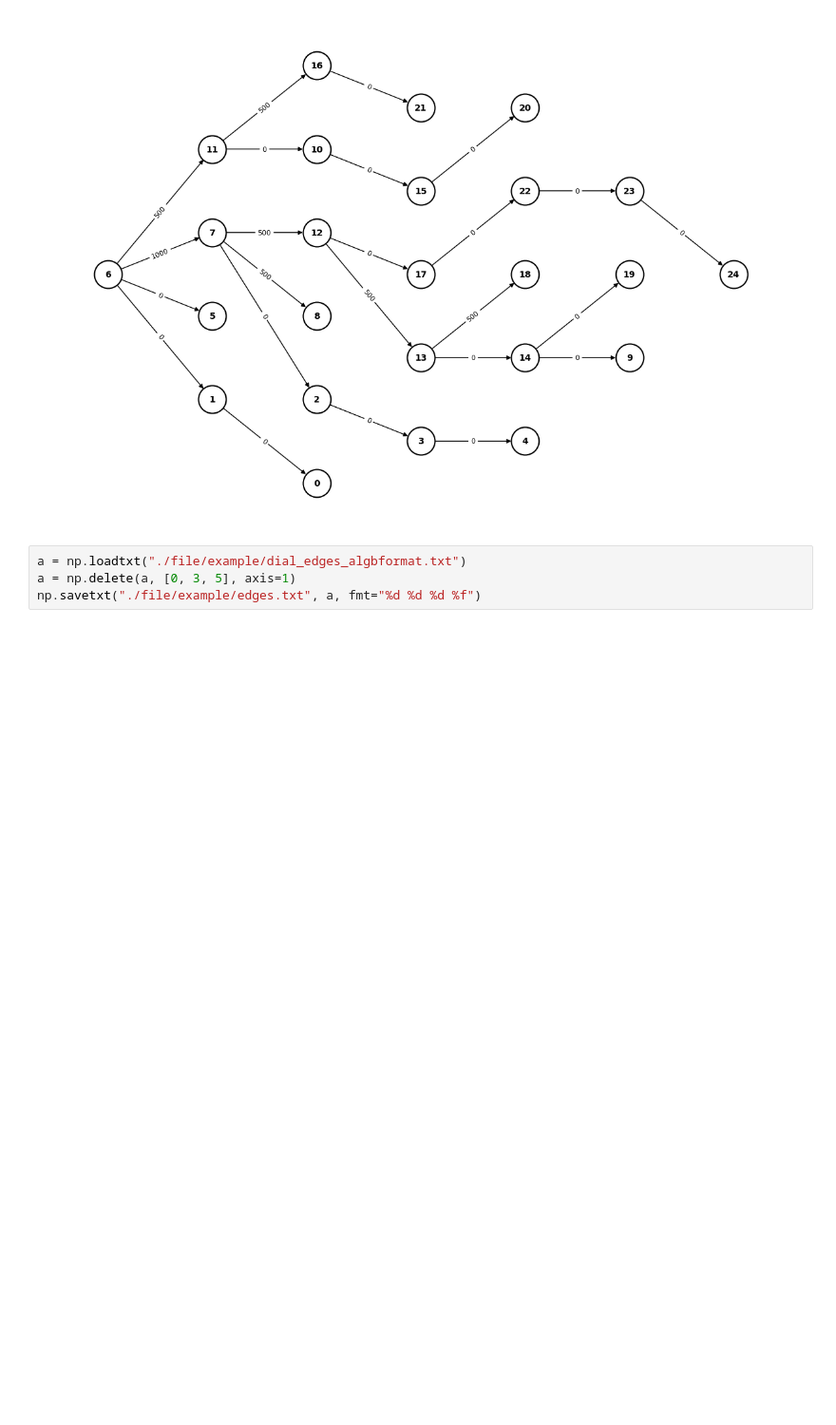
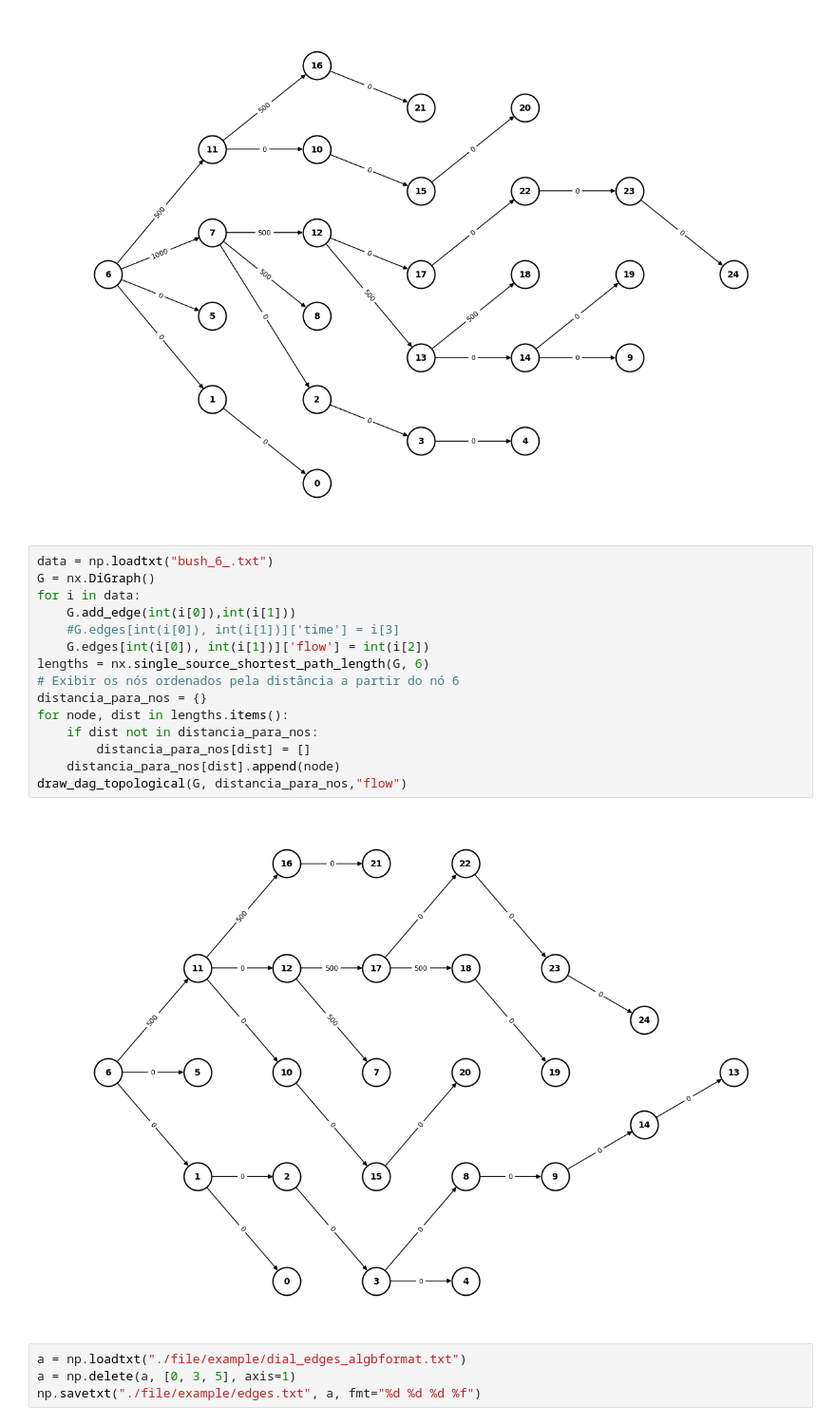
Before and after one commit to intcarlosmiguel/projeto-doutorado, a Jupyter notebook: BPR/main.ipynb, the cells around one changed output. Shown at 95% size. Drawn from its saved outputs; the diff is of its cells as text; blank space fills up the shorter version.

```diff
--- a/BPR/main.ipynb
+++ b/BPR/main.ipynb
@@ -57,6 +57,23 @@ for node, dist in lengths.items():
 draw_dag_topological(G, distancia_para_nos,"flow")
 # %% [output]
 [figure]
+# %%
+data = np.loadtxt("bush_6_.txt")
+G = nx.DiGraph()
+for i in data:
+    G.add_edge(int(i[0]),int(i[1]))
+    #G.edges[int(i[0]), int(i[1])]['time'] = i[3]
+    G.edges[int(i[0]), int(i[1])]['flow'] = int(i[2])
+lengths = nx.single_source_shortest_path_length(G, 6)
+# Exibir os nós ordenados pela distância a partir do nó 6
+distancia_para_nos = {}
+for node, dist in lengths.items():
+    if dist not in distancia_para_nos:
+        distancia_para_nos[dist] = []
+    distancia_para_nos[dist].append(node)
+draw_dag_topological(G, distancia_para_nos,"flow")
+# %% [output]
+[figure, added]
 # %%
 a = np.loadtxt("./file/example/dial_edges_algbformat.txt")
 a = np.delete(a, [0, 3, 5], axis=1)
```
Also changed, not shown: 10 other files.
